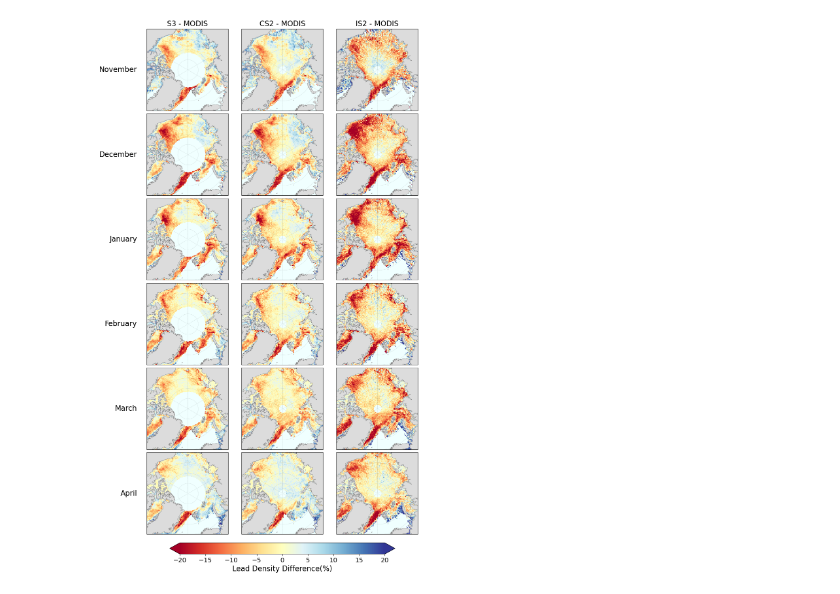
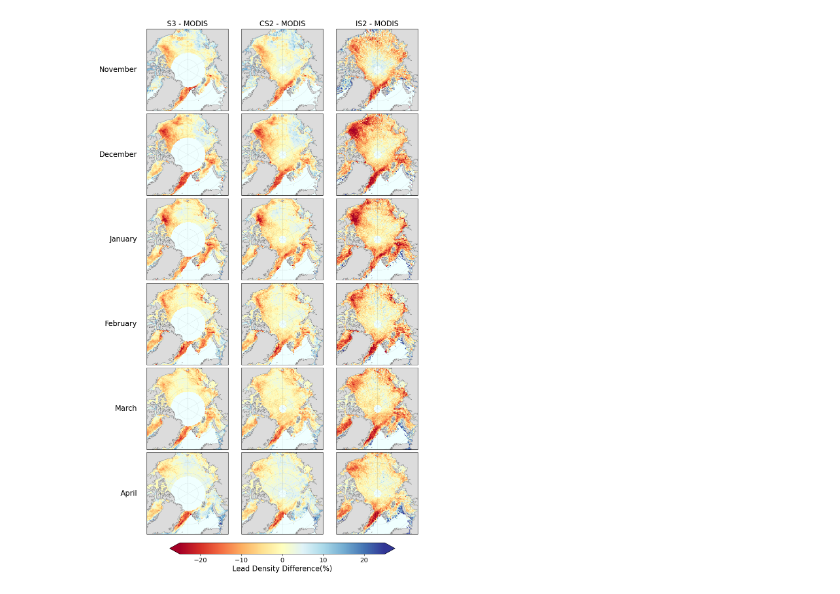
Before and after one commit to amy-swiggs/Arctic_Lead_Density_AES, a Jupyter notebook: Scripts/Fig4.ipynb, the cells around one changed output. Saved outputs shown, nothing was run; the diff lists cells and outputs as text; code cells hidden in the pictures.

```diff
--- a/Scripts/Fig4.ipynb
+++ b/Scripts/Fig4.ipynb
@@ -140,7 +140,7 @@ months = ['11', '12', '01', '02', '03', '04']
 dataset_names = ['S3 - MODIS', 'CS2 - MODIS', 'IS2 - MODIS']
 month_names = ['November', 'December', 'January', 'February', 'March', 'April']
 
-lead_kwargs = dict(cmap='RdYlBu',transform=map_projection,vmin=-20,vmax=20,zorder=1)
+lead_kwargs = dict(cmap='RdYlBu',transform=map_projection,vmin=-25,vmax=25,zorder=1)
 
 fig = plt.figure(figsize=(10, 17), layout='constrained')
 gs = fig.add_gridspec(6, 3)
@@ -174,31 +174,31 @@ s3_lead_colour = '#489963'
 is2_lead_colour = '#733498'
 
 
 for a in ax.flatten():
     a.coastlines(linewidth=0.2,zorder=2.5)
     a.gridlines(linewidth=0.3, color='k', alpha=0.5, linestyle=':')
     a.add_feature(cartopy.feature.LAND, color=('gainsboro'), edgecolor='black',zorder=2)
     a.add_feature(cartopy.feature.OCEAN, color=('azure'),edgecolor='black',zorder=0)
     a.set_extent([-180, 180, 90, 70], ccrs.PlateCarree())
 
 
 for row, name in enumerate(month_names):
     ax[row, 0].text(
         -0.12,
         0.5,
         name,
         transform=ax[row, 0].transAxes,
         fontsize=16,
         va='center',
         ha='right')
 
 for col, name in enumerate(dataset_names):
     ax[0, col].set_title(
         name,
         fontsize=16)
 
 plt.show()
 
 fig.savefig('/Users/amyswiggs/Desktop/Spring_2026/Arctic_Sea_Surface_Classification/Arctic_Lead_Density_AES/Resubmission_Figures/Fig4.png',dpi=300,bbox_inches="tight")
 # %% [output]
-[figure, old version]
+[figure, new version]
```
Also changed, not shown: 3 other files.
